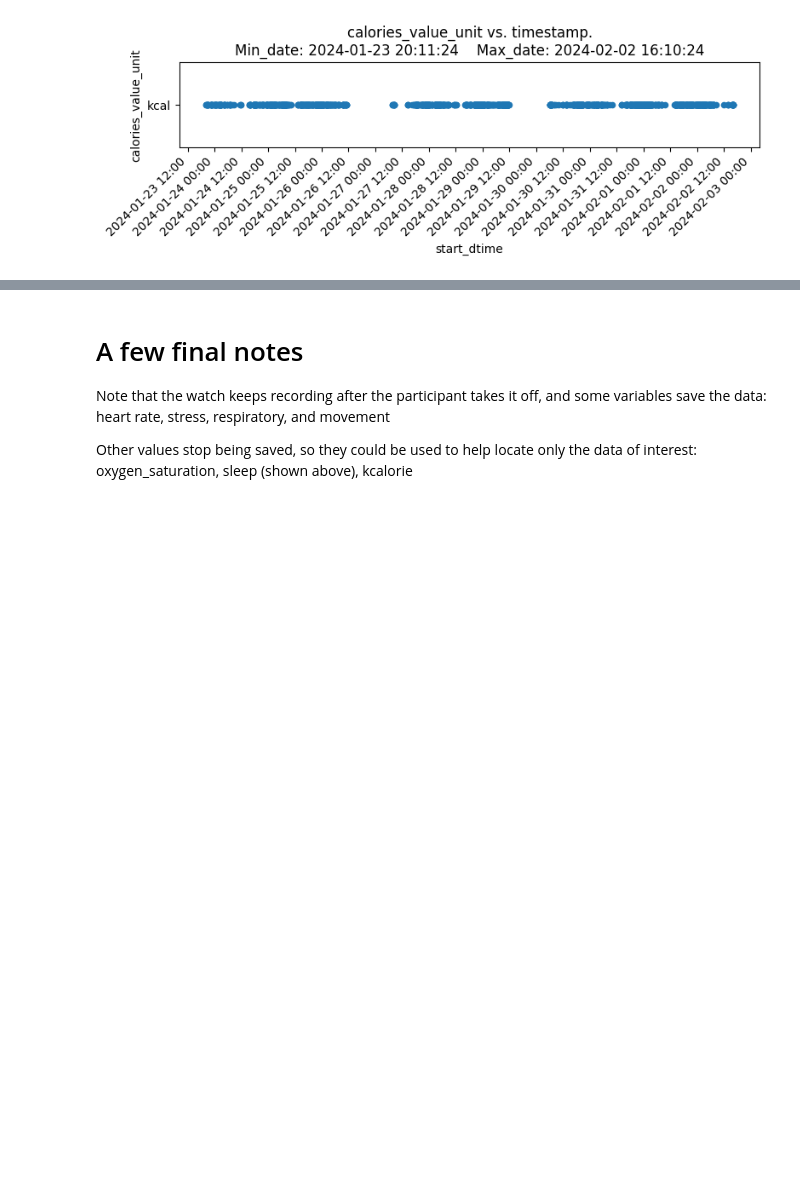
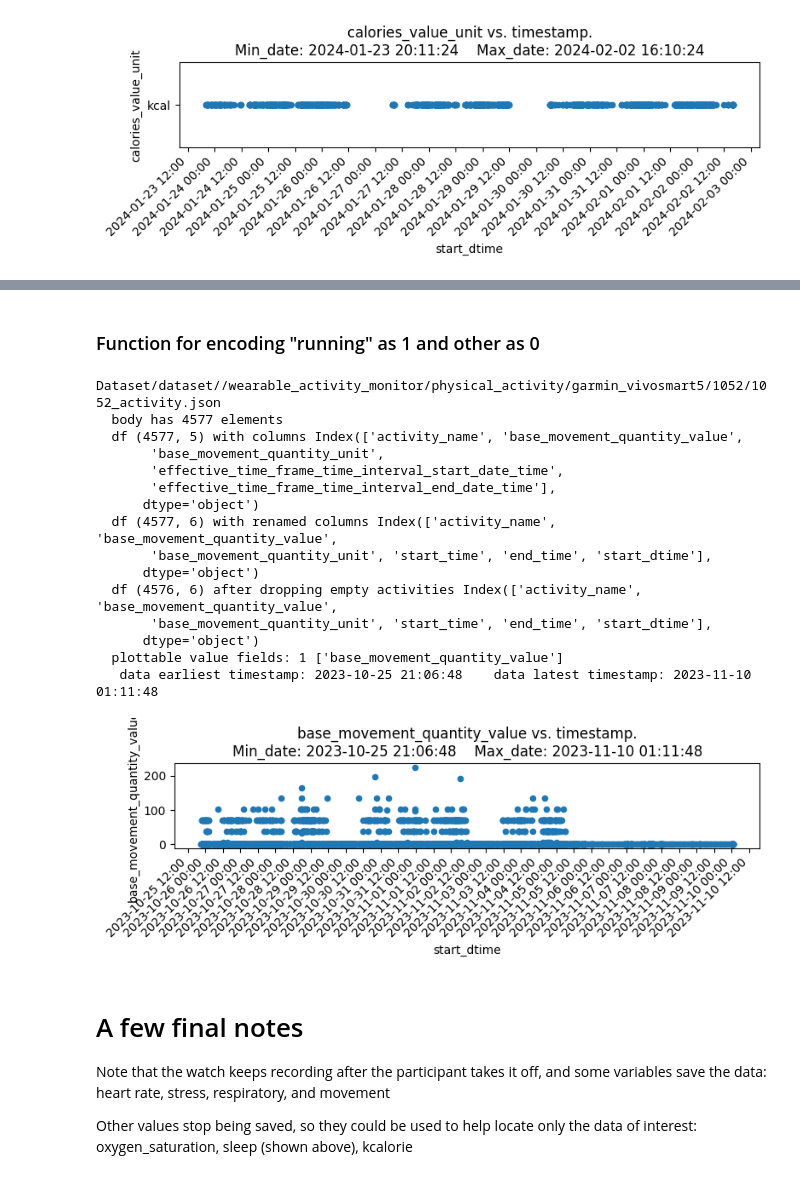
Before and after one commit to hbui138/RunningAndGlucoseTool, a Jupyter notebook: explore_activity.ipynb, the cells around one changed output, grey strips where cells are left out. Drawn from its saved outputs; the diff is of its cells as text; code cells hidden in the pictures; blank space fills up the shorter version.

```diff
--- a/explore_activity.ipynb
+++ b/explore_activity.ipynb
@@ -386,0 +389,20 @@ for k,v in full_file_dict.items():
+# %%
+filtered_participants_df = pd.read_csv('filtered_data.csv')
+
+participant_in_range_df = dfm.merge(filtered_participants_df, on='participant_id', how='inner')
+
+# Find the unique IDs in each dataset
+dfm_ids = set(dfm['participant_id'])
+filtered_ids = set(filtered_participants_df['participant_id'])
+merged_ids = set(participant_in_range_df['participant_id'])
+
+# Find IDs that are missing in the merged result
+missing_in_dfm = filtered_ids - merged_ids  # IDs present in filtered_participants_df but not in dfm
+missing_in_filtered = dfm_ids - merged_ids  # IDs present in dfm but not in filtered_participants_df
+
+# Display missing IDs
+print("IDs present in filtered_participants_df but missing in dfm:", missing_in_dfm)
+
+key_columns = ['participant_id', 'physical_activity_filepath', 'average_daily_activity', 'study_group', 'age', 'BMI', 'start_time', 'end_time']
+participant_in_range_df = participant_in_range_df[key_columns]
+participant_in_range_df.head()
@@ -387,3 +417,44 @@ for k,v in full_file_dict.items():
+# %% [markdown]
+### Function for encoding "running" as 1 and other as 0
+# %%
+activity_filepath = participant_in_range_df['physical_activity_filepath'].values[0]
+activity_filepath = pilot_data_root + activity_filepath
+print(activity_filepath)
+
+h, b = open_mhealth_json(activity_filepath, verbose=False)
+# print(f'  header has keys {h.keys()}')  # not used here, but can be explored
+if (verbose):
+    print(f'  body has {len(b)} elements')
+if (len(b) > 0):
+
+    df = create_dataframe_from_body(b, verbose=verbose)
+
+    value_fields = [x for x in df.columns if '_value' in x or '_state' in x]
+    if (verbose):
+        print(f'  plottable value fields: {len(value_fields)} {value_fields}')
+
+    for value_col in value_fields:
+        min_dtime, max_dtime, fig = plot_activity(df, value_col, pid=pid, title=None)
+        print(f'   data earliest timestamp: {min_dtime}    data latest timestamp: {max_dtime}')
+else:
+    print(f'  No observation data so no plot for {v}')
+# %% [output]
+Dataset/dataset//wearable_activity_monitor/physical_activity/garmin_vivosmart5/1052/1052_activity.json
+  body has 4577 elements
+  df (4577, 5) with columns Index(['activity_name', 'base_movement_quantity_value',
+       'base_movement_quantity_unit',
+       'effective_time_frame_time_interval_start_date_time',
+       'effective_time_frame_time_interval_end_date_time'],
+      dtype='object')
+  df (4577, 6) with renamed columns Index(['activity_name', 'base_movement_quantity_value',
+       'base_movement_quantity_unit', 'start_time', 'end_time', 'start_dtime'],
+      dtype='object')
+  df (4576, 6) after dropping empty activities Index(['activity_name', 'base_movement_quantity_value',
+       'base_movement_quantity_unit', 'start_time', 'end_time', 'start_dtime'],
+      dtype='object')
+  plottable value fields: 1 ['base_movement_quantity_value']
+   data earliest timestamp: 2023-10-25 21:06:48    data latest timestamp: 2023-11-10 01:11:48
+[figure, added]
 # %% [markdown]
 # A few final notes
 
```
Also changed, not shown: parts of 2 cells of this notebook, 3 other files.
